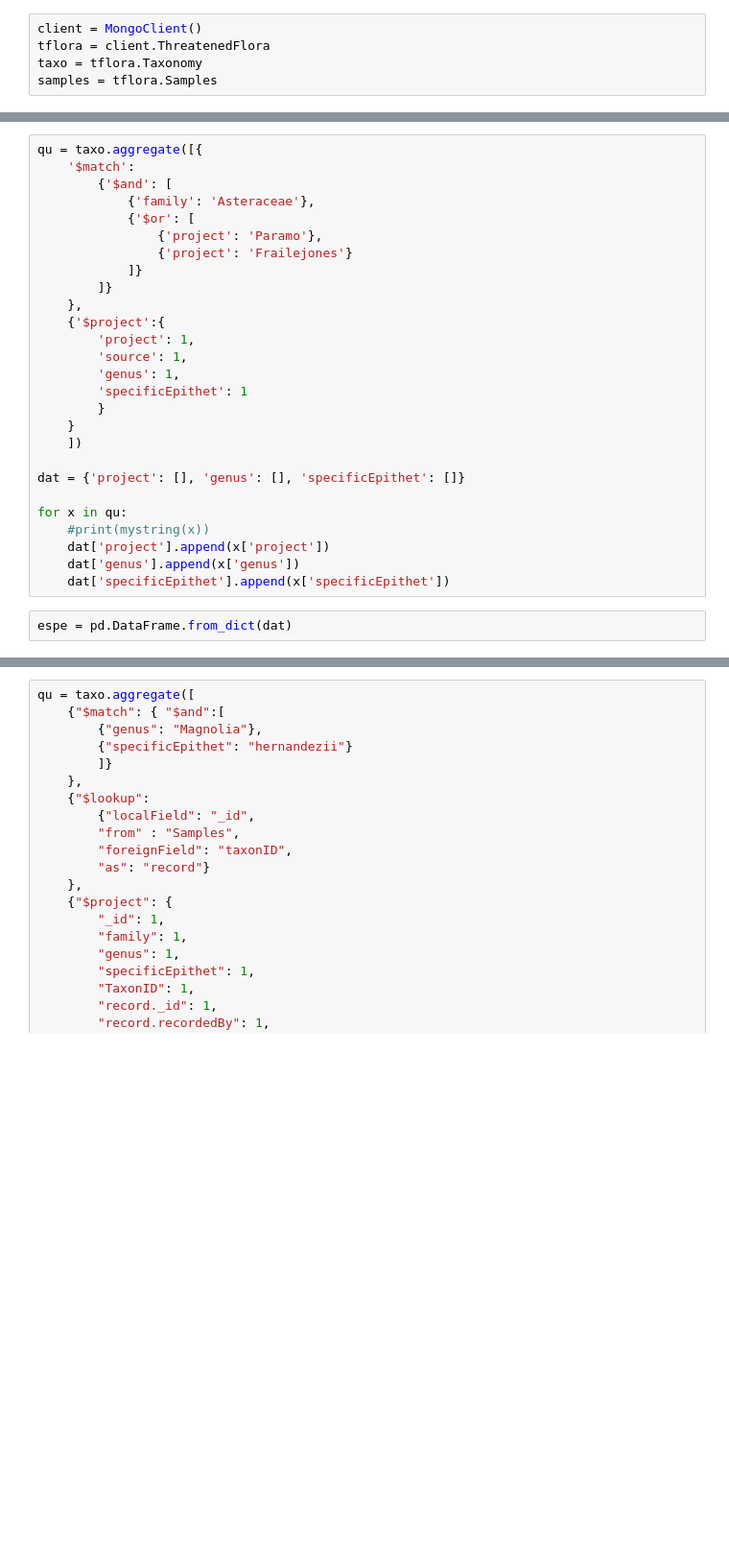
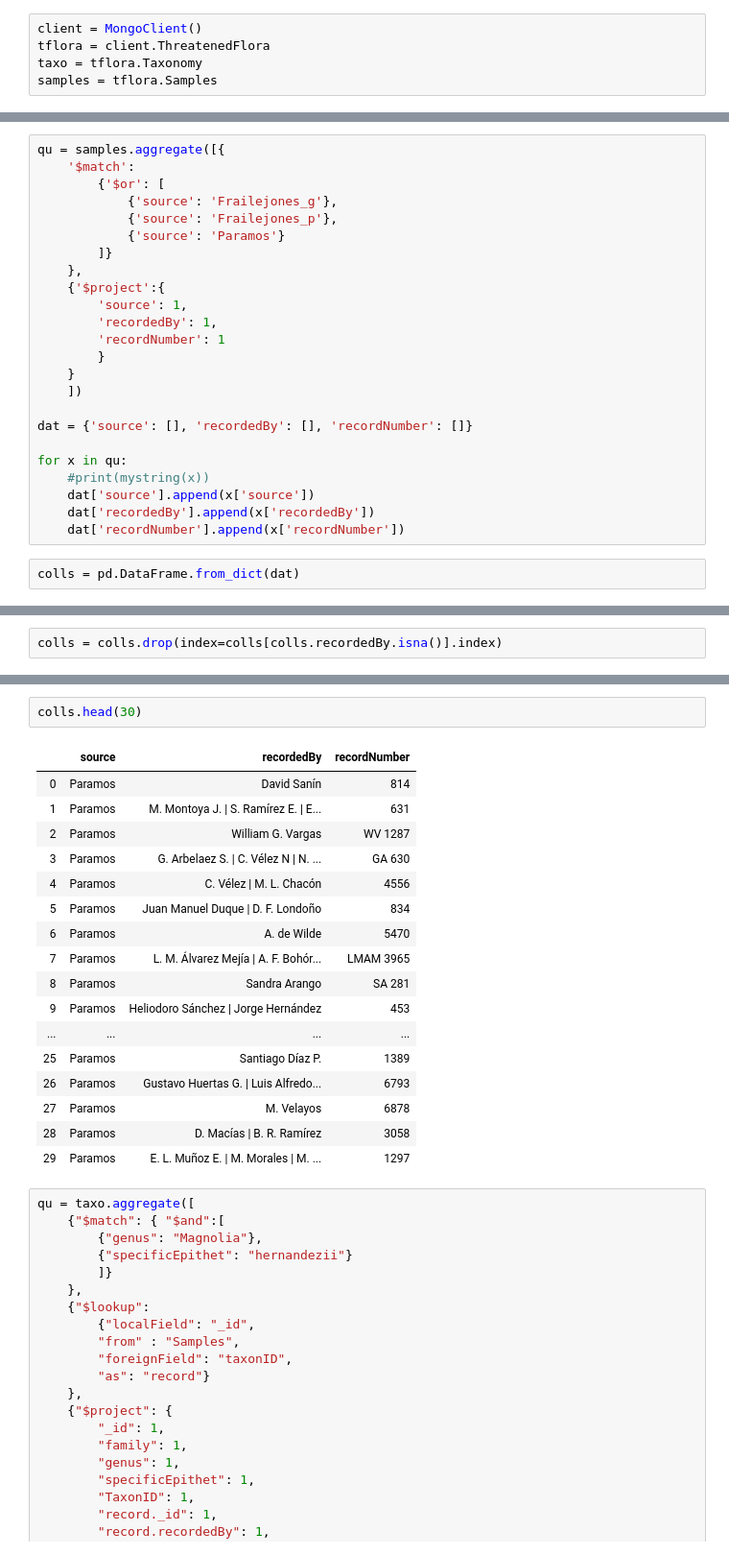
Before and after one commit to nrsalinas/ackbar, a Jupyter notebook: mongodb.ipynb, the cells around one changed output, grey strips where cells are left out. Shown: that part at 96% size. Saved outputs shown, nothing was run; the diff lists cells and outputs as text; blank space fills up the shorter version.

```diff
--- a/mongodb.ipynb
+++ b/mongodb.ipynb
@@ -65,29 +50,26 @@ union[union.project_y.notna()]
 # %%
-qu = taxo.aggregate([{
+qu = samples.aggregate([{
     '$match':
-        {'$and': [
-            {'family': 'Asteraceae'},
-            {'$or': [
-                {'project': 'Paramo'},
-                {'project': 'Frailejones'}
-            ]}
+        {'$or': [
+            {'source': 'Frailejones_g'},
+            {'source': 'Frailejones_p'},
+            {'source': 'Paramos'}
         ]}
     },
     {'$project':{
-        'project': 1,
         'source': 1,
-        'genus': 1,
-        'specificEpithet': 1
+        'recordedBy': 1,
+        'recordNumber': 1
         }
     }
     ])
 
-dat = {'project': [], 'genus': [], 'specificEpithet': []}
+dat = {'source': [], 'recordedBy': [], 'recordNumber': []}
 
 for x in qu:
     #print(mystring(x))
-    dat['project'].append(x['project'])
-    dat['genus'].append(x['genus'])
-    dat['specificEpithet'].append(x['specificEpithet'])
+    dat['source'].append(x['source'])
+    dat['recordedBy'].append(x['recordedBy'])
+    dat['recordNumber'].append(x['recordNumber'])
 # %%
-espe = pd.DataFrame.from_dict(dat)
+colls = pd.DataFrame.from_dict(dat)
@@ -104,0 +76,2 @@ espe[espe.duplicated('specificEpithet')]
+# %%
+colls = colls.drop(index=colls[colls.recordedBy.isna()].index)
@@ -105,3 +105,23 @@ espe[espe.duplicated('specificEpithet')]
+# %%
+colls.head(30)
+# %% [output]
+|  | source | recordedBy | recordNumber |
+| 0 | Paramos | David Sanín | 814 |
+| 1 | Paramos | M. Montoya J. | S. Ramírez E. | E... | 631 |
+| 2 | Paramos | William G. Vargas | WV 1287 |
+| 3 | Paramos | G. Arbelaez S. | C. Vélez N | N. ... | GA 630 |
+| 4 | Paramos | C. Vélez | M. L. Chacón | 4556 |
+| 5 | Paramos | Juan Manuel Duque | D. F. Londoño | 834 |
+| 6 | Paramos | A. de Wilde | 5470 |
+| 7 | Paramos | L. M. Álvarez Mejía | A. F. Bohór... | LMAM 3965 |
+| 8 | Paramos | Sandra Arango | SA 281 |
+| 9 | Paramos | Heliodoro Sánchez | Jorge Hernández | 453 |
+| ... | ... | ... | ... |
+| 25 | Paramos | Santiago Díaz P. | 1389 |
+| 26 | Paramos | Gustavo Huertas G. | Luis Alfredo... | 6793 |
+| 27 | Paramos | M. Velayos | 6878 |
+| 28 | Paramos | D. Macías | B. R. Ramírez | 3058 |
+| 29 | Paramos | E. L. Muñoz E. | M. Morales | M. ... | 1297 |
 # %%
 qu = taxo.aggregate([
     {"$match": { "$and":[
```
Also changed, not shown: parts of 9 cells of this notebook, 4 other files.
